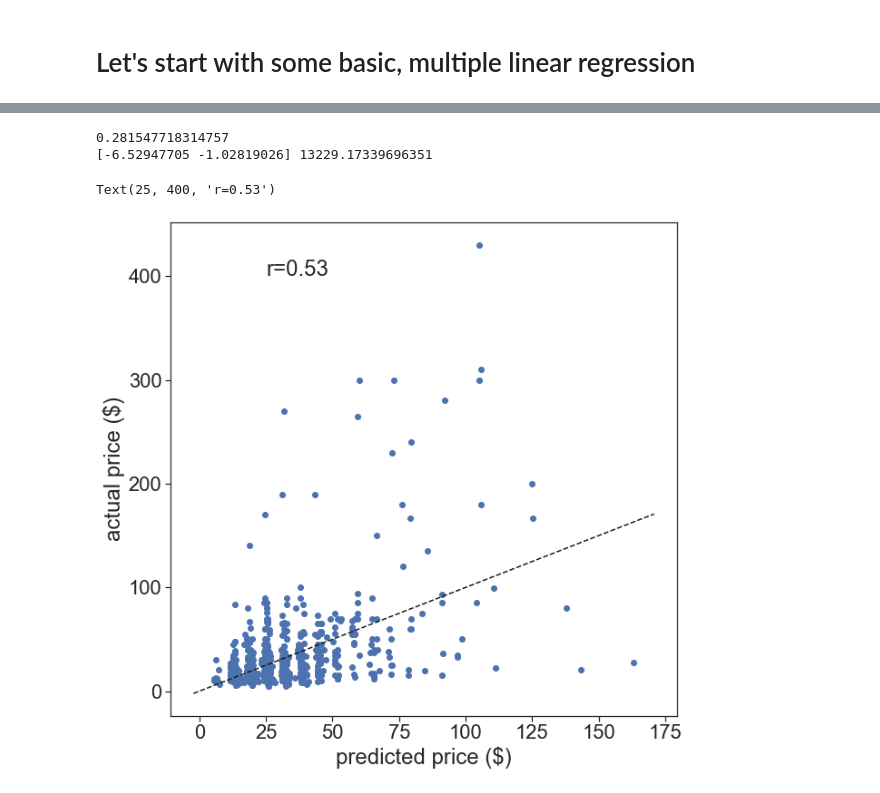
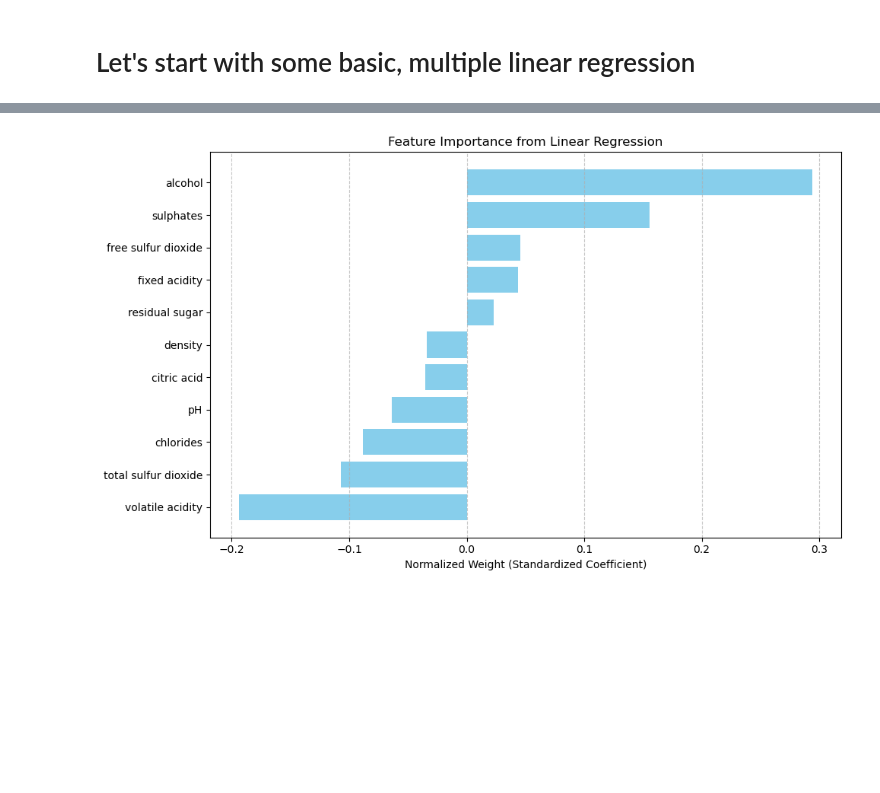
Before and after one commit to Delekof/Machine-Learning-Practice, a Jupyter notebook: main_notebook.ipynb, the cells around one changed output, grey strips where cells are left out. Drawn from its saved outputs; the diff is of its cells as text; code cells hidden in the pictures; blank space fills up the shorter version.

```diff
--- a/main_notebook.ipynb
+++ b/main_notebook.ipynb
@@ -74,24 +70,42 @@ f.set_size_inches(15,10)
-# %%
-from scipy.stats import pearsonr
-from sklearn.linear_model import LinearRegression
-X = np.array([vintages, abvs]).transpose()
-y = prices
-reg = LinearRegression().fit(X, y)
-print(reg.score(X, y))
-print(reg.coef_, reg.intercept_)
-
-f,ax = plt.subplots(1,1)
-ax.scatter(reg.predict(X), y)
-
-ax.set_xlabel("predicted price ($)")
-ax.set_ylabel("actual price ($)")
-x = np.array(ax.get_xlim())
-ax.plot(x,x, linestyle="--", color="k")
-f.set_size_inches(10,10)
-
-ax.text(25, 400, f"r={np.round(pearsonr(reg.predict(X), y)[0],2)}")
-# %% [output]
-0.281547718314757
-[-6.52947705 -1.02819026] 13229.17339696351
-Text(25, 400, 'r=0.53')
-[figure, removed]
+# %%
+from sklearn.linear_model import LogisticRegression
+from sklearn.model_selection import train_test_split
+from sklearn.metrics import classification_report, confusion_matrix
+
+# Optional: Standardize features for better performance
+from sklearn.preprocessing import StandardScaler
+
+# Standardize the features
+scaler = StandardScaler()
+X_scaled = scaler.fit_transform(X)
+
+# Fit linear regression on standardized features
+model = LinearRegression()
+model.fit(X_scaled, y)
+
+# Get normalized (standardized) coefficients
+normalized_weights = pd.DataFrame({
+    'Feature': X.columns,
+    'Normalized Weight': model.coef_
+})
+
+
+
+import matplotlib.pyplot as plt
+
+# Sort features by absolute weight (optional but useful for visualization)
+normalized_weights['Abs Weight'] = normalized_weights['Normalized Weight']
+normalized_weights_sorted = normalized_weights.sort_values(by='Abs Weight', ascending=False)
+
+# Plot
+plt.figure(figsize=(10, 6))
+plt.barh(normalized_weights_sorted['Feature'], normalized_weights_sorted['Normalized Weight'], color='skyblue')
+plt.xlabel('Normalized Weight (Standardized Coefficient)')
+plt.title('Feature Importance from Linear Regression')
+plt.gca().invert_yaxis()  # Most important on top
+plt.grid(axis='x', linestyle='--', alpha=0.7)
+
+plt.tight_layout()
+plt.show()
+# %% [output]
+[figure, added]
```
Also changed, not shown: parts of 29 cells of this notebook, 2 other files.
